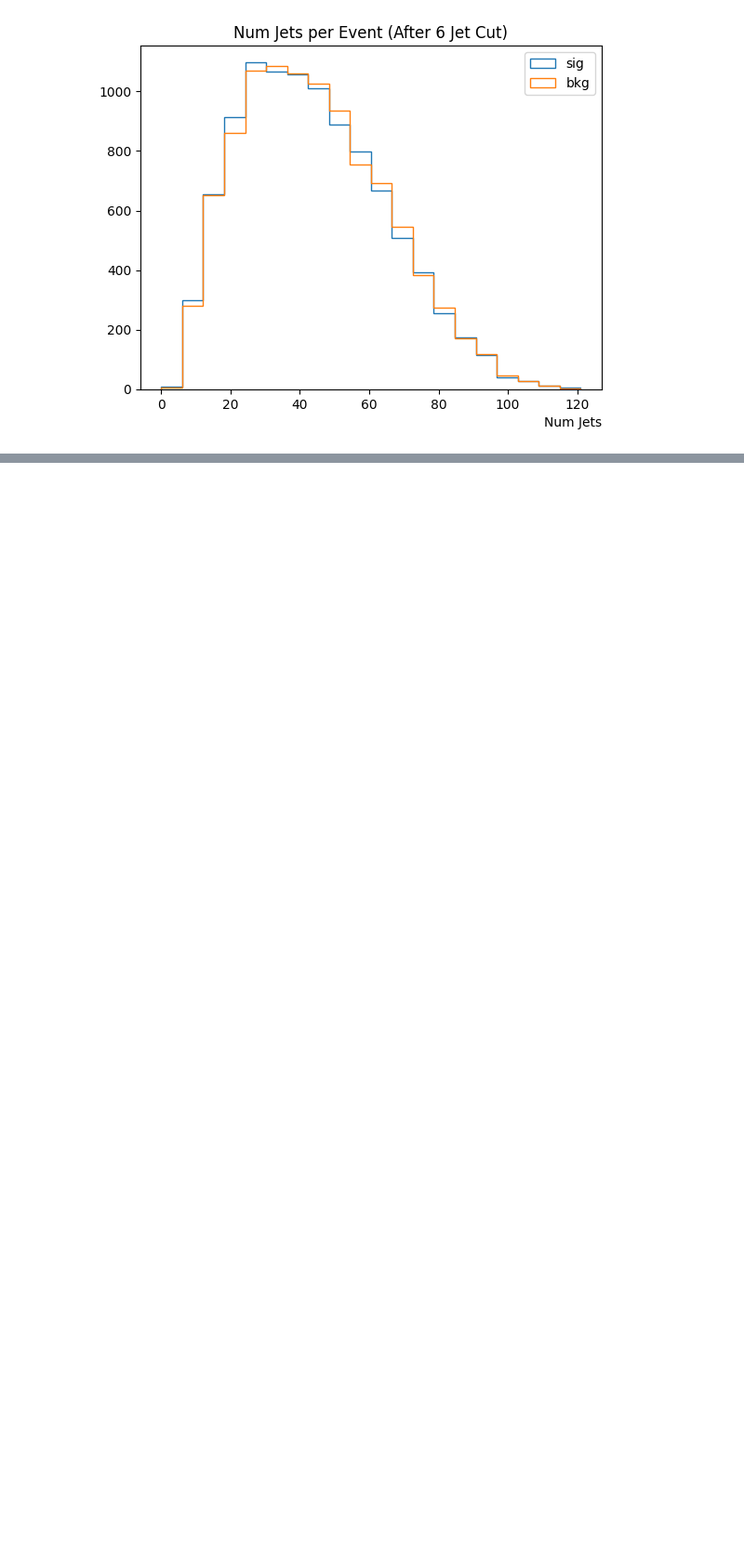
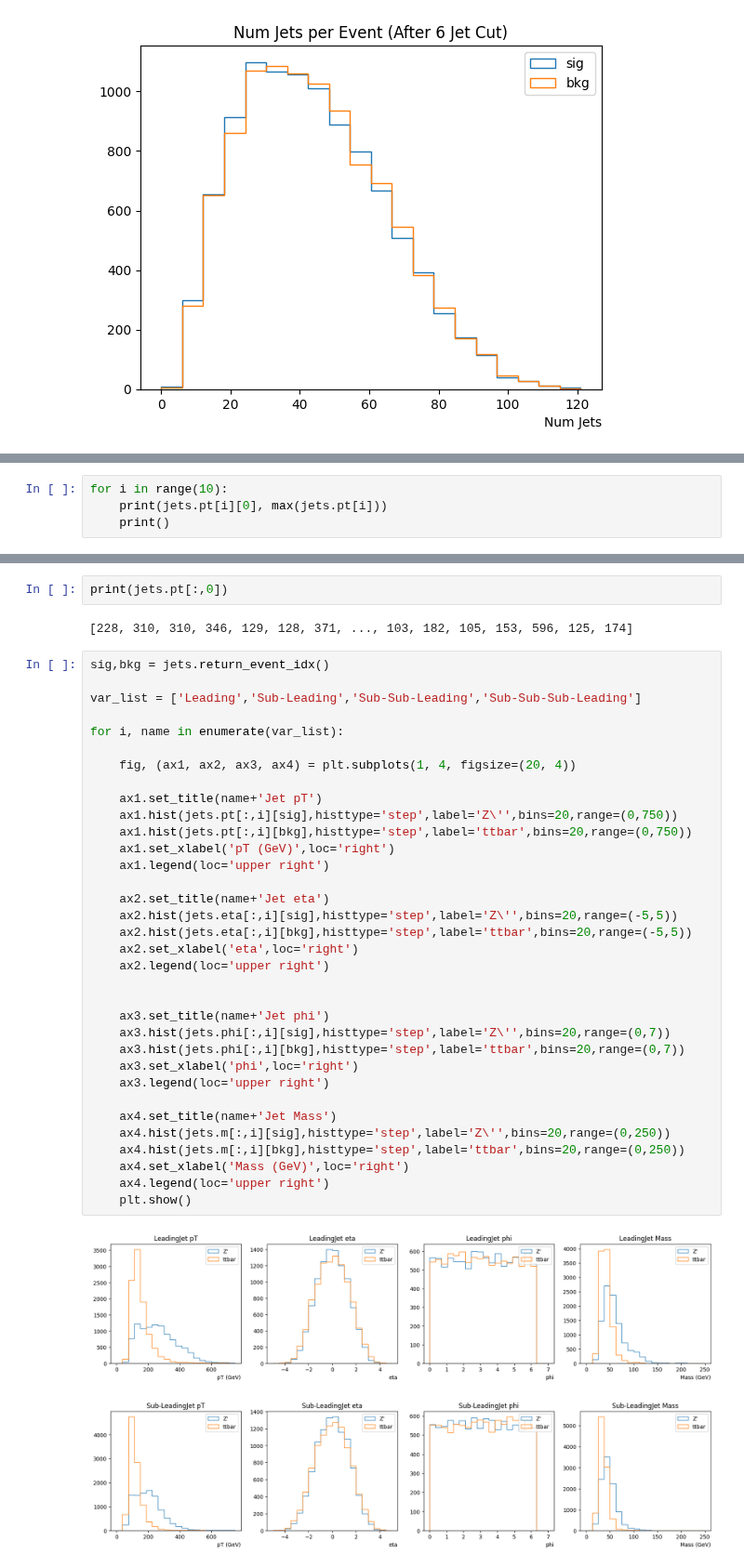
Before and after one commit to LukeV37/Pileup_Project, a Jupyter notebook: analysis/Leading_Jet_Validation.ipynb, the cells around one changed output, grey strips where cells are left out. Shown at 93% size. Cells and saved outputs as stored; diff of their text form; blank space fills up the shorter version.

Commit message:
Leading Jet Plots

```diff
--- a/analysis/Leading_Jet_Validation.ipynb
+++ b/analysis/Leading_Jet_Validation.ipynb
@@ -167,0 +148,4 @@ After STD:  1.0000618967287622
+# %%
+for i in range(10):
+    print(jets.pt[i][0], max(jets.pt[i]))
+    print()
@@ -167,0 +172,41 @@ After STD:  1.0000618967287622
+# %%
+print(jets.pt[:,0])
+# %% [output]
+[228, 310, 310, 346, 129, 128, 371, ..., 103, 182, 105, 153, 596, 125, 174]
+# %%
+sig,bkg = jets.return_event_idx()
+
+var_list = ['Leading','Sub-Leading','Sub-Sub-Leading','Sub-Sub-Sub-Leading']
+
+for i, name in enumerate(var_list):
+
+    fig, (ax1, ax2, ax3, ax4) = plt.subplots(1, 4, figsize=(20, 4))
+
+    ax1.set_title(name+'Jet pT')
+    ax1.hist(jets.pt[:,i][sig],histtype='step',label='Z\'',bins=20,range=(0,750))
+    ax1.hist(jets.pt[:,i][bkg],histtype='step',label='ttbar',bins=20,range=(0,750))
+    ax1.set_xlabel('pT (GeV)',loc='right')
+    ax1.legend(loc='upper right')
+
+    ax2.set_title(name+'Jet eta')
+    ax2.hist(jets.eta[:,i][sig],histtype='step',label='Z\'',bins=20,range=(-5,5))
+    ax2.hist(jets.eta[:,i][bkg],histtype='step',label='ttbar',bins=20,range=(-5,5))
+    ax2.set_xlabel('eta',loc='right')
+    ax2.legend(loc='upper right')
+
+
+    ax3.set_title(name+'Jet phi')
+    ax3.hist(jets.phi[:,i][sig],histtype='step',label='Z\'',bins=20,range=(0,7))
+    ax3.hist(jets.phi[:,i][bkg],histtype='step',label='ttbar',bins=20,range=(0,7))
+    ax3.set_xlabel('phi',loc='right')
+    ax3.legend(loc='upper right')
+
+    ax4.set_title(name+'Jet Mass')
+    ax4.hist(jets.m[:,i][sig],histtype='step',label='Z\'',bins=20,range=(0,250))
+    ax4.hist(jets.m[:,i][bkg],histtype='step',label='ttbar',bins=20,range=(0,250))
+    ax4.set_xlabel('Mass (GeV)',loc='right')
+    ax4.legend(loc='upper right')
+    plt.show()
+# %% [output]
+[figure, added]
+[figure, added]
```
Also changed, not shown: parts of 6 cells of this notebook.
